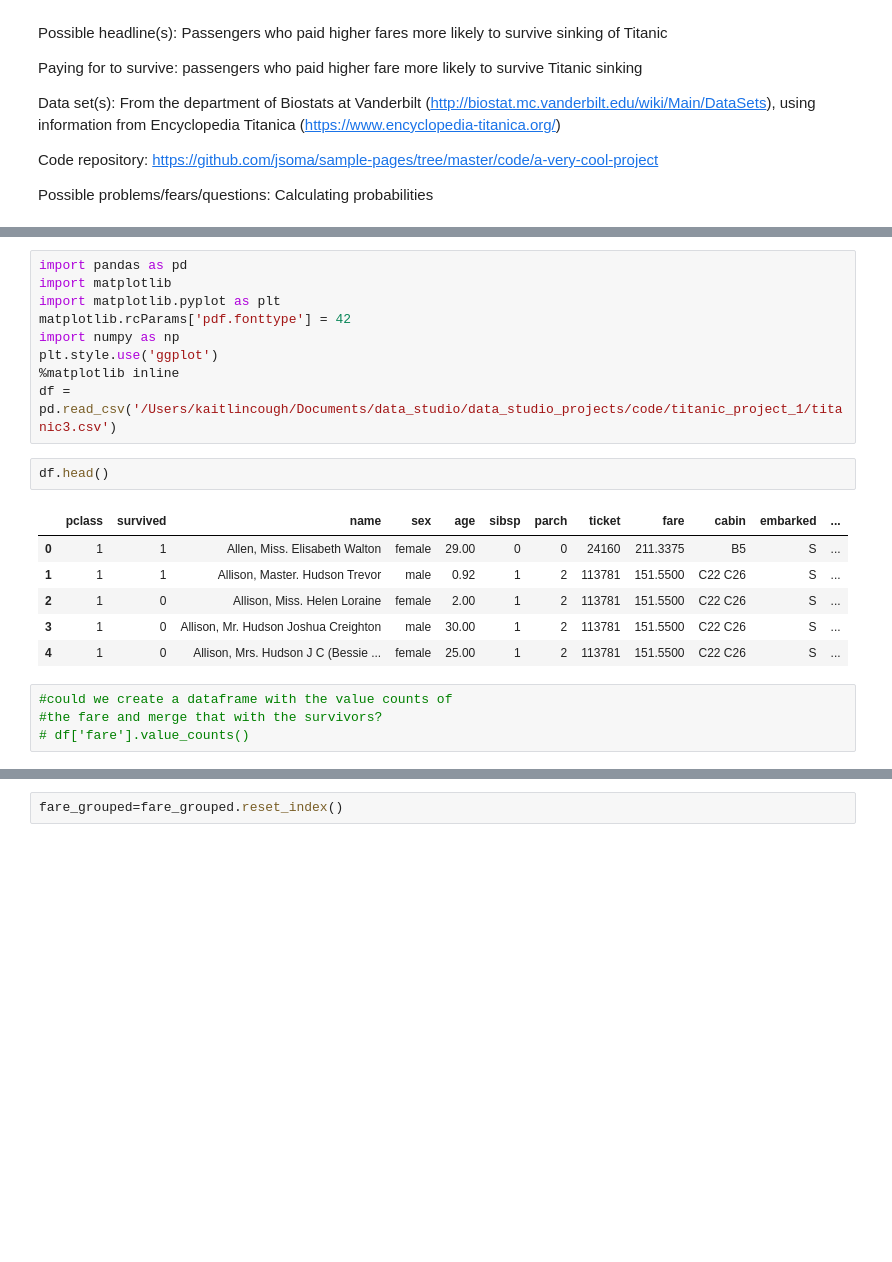
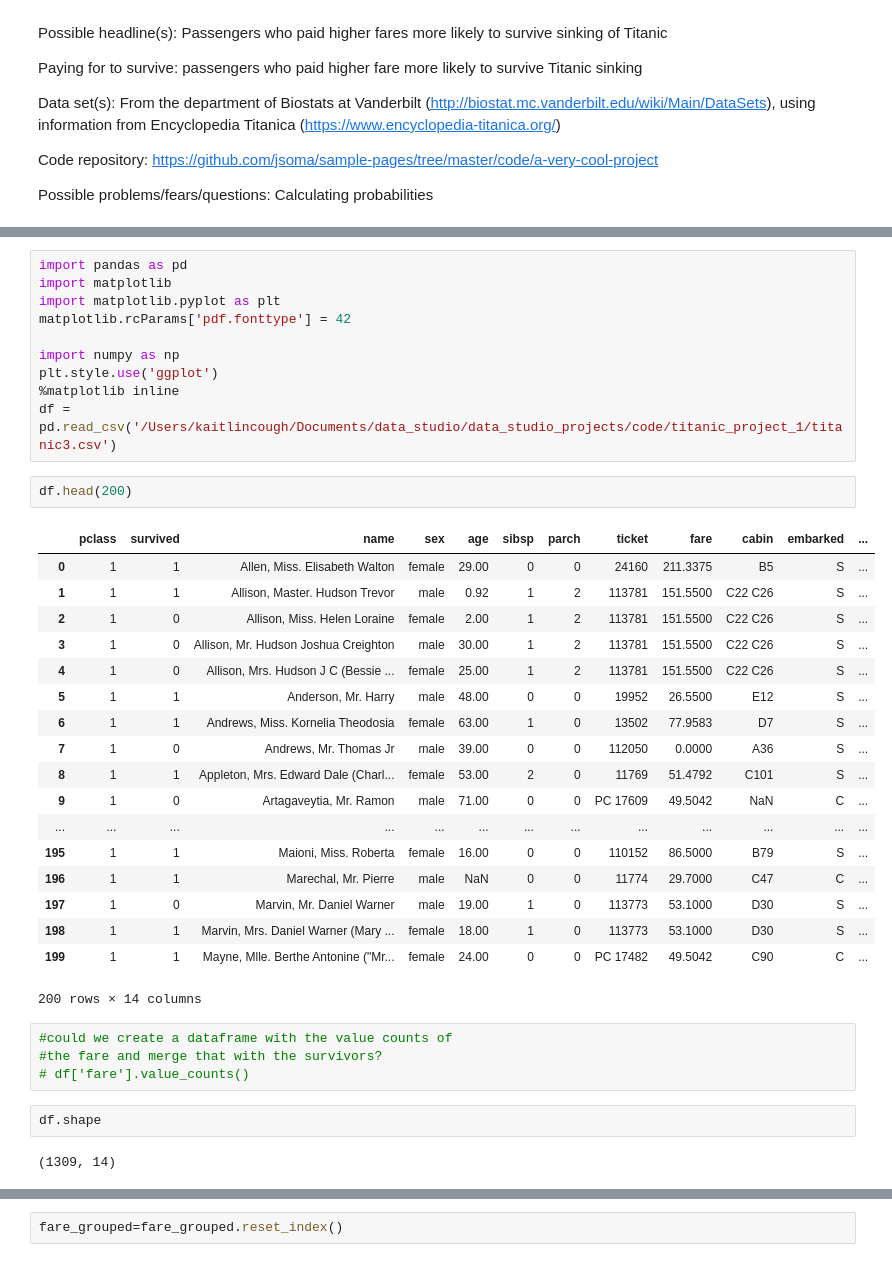
Before and after one commit to kcough/data-studio-projects, a Jupyter notebook: code/titanic_project_1/project_1_titanic_cough.ipynb, the cells around one changed output, grey strips where cells are left out. Drawn from its saved outputs; the diff is of its cells as text; blank space fills up the shorter version.

```diff
--- a/code/titanic_project_1/project_1_titanic_cough.ipynb
+++ b/code/titanic_project_1/project_1_titanic_cough.ipynb
@@ -66,20 +62,37 @@ import pandas as pd
 import matplotlib
 import matplotlib.pyplot as plt
 matplotlib.rcParams['pdf.fonttype'] = 42
+
 import numpy as np
 plt.style.use('ggplot')
 %matplotlib inline
 df = pd.read_csv('/Users/kaitlincough/Documents/data_studio/data_studio_projects/code/titanic_project_1/titanic3.csv')
 # %%
-df.head()
+df.head(200)
 # %% [output]
 |  | pclass | survived | name | sex | age | sibsp | parch | ticket | fare | cabin | embarked | ... |
 | 0 | 1 | 1 | Allen, Miss. Elisabeth Walton | female | 29.00 | 0 | 0 | 24160 | 211.3375 | B5 | S | ... |
 | 1 | 1 | 1 | Allison, Master. Hudson Trevor | male | 0.92 | 1 | 2 | 113781 | 151.5500 | C22 C26 | S | ... |
 | 2 | 1 | 0 | Allison, Miss. Helen Loraine | female | 2.00 | 1 | 2 | 113781 | 151.5500 | C22 C26 | S | ... |
 | 3 | 1 | 0 | Allison, Mr. Hudson Joshua Creighton | male | 30.00 | 1 | 2 | 113781 | 151.5500 | C22 C26 | S | ... |
 | 4 | 1 | 0 | Allison, Mrs. Hudson J C (Bessie ... | female | 25.00 | 1 | 2 | 113781 | 151.5500 | C22 C26 | S | ... |
+| 5 | 1 | 1 | Anderson, Mr. Harry | male | 48.00 | 0 | 0 | 19952 | 26.5500 | E12 | S | ... |
+| 6 | 1 | 1 | Andrews, Miss. Kornelia Theodosia | female | 63.00 | 1 | 0 | 13502 | 77.9583 | D7 | S | ... |
+| 7 | 1 | 0 | Andrews, Mr. Thomas Jr | male | 39.00 | 0 | 0 | 112050 | 0.0000 | A36 | S | ... |
+| 8 | 1 | 1 | Appleton, Mrs. Edward Dale (Charl... | female | 53.00 | 2 | 0 | 11769 | 51.4792 | C101 | S | ... |
+| 9 | 1 | 0 | Artagaveytia, Mr. Ramon | male | 71.00 | 0 | 0 | PC 17609 | 49.5042 | NaN | C | ... |
+| ... | ... | ... | ... | ... | ... | ... | ... | ... | ... | ... | ... | ... |
+| 195 | 1 | 1 | Maioni, Miss. Roberta | female | 16.00 | 0 | 0 | 110152 | 86.5000 | B79 | S | ... |
+| 196 | 1 | 1 | Marechal, Mr. Pierre | male | NaN | 0 | 0 | 11774 | 29.7000 | C47 | C | ... |
+| 197 | 1 | 0 | Marvin, Mr. Daniel Warner | male | 19.00 | 1 | 0 | 113773 | 53.1000 | D30 | S | ... |
+| 198 | 1 | 1 | Marvin, Mrs. Daniel Warner (Mary ... | female | 18.00 | 1 | 0 | 113773 | 53.1000 | D30 | S | ... |
+| 199 | 1 | 1 | Mayne, Mlle. Berthe Antonine ("Mr... | female | 24.00 | 0 | 0 | PC 17482 | 49.5042 | C90 | C | ... |
+200 rows × 14 columns
 # %%
 #could we create a dataframe with the value counts of
 #the fare and merge that with the survivors?
 # df['fare'].value_counts()
+# %%
+df.shape
+# %% [output]
+(1309, 14)
```
Also changed, not shown: parts of 49 cells of this notebook, 20 other files.
